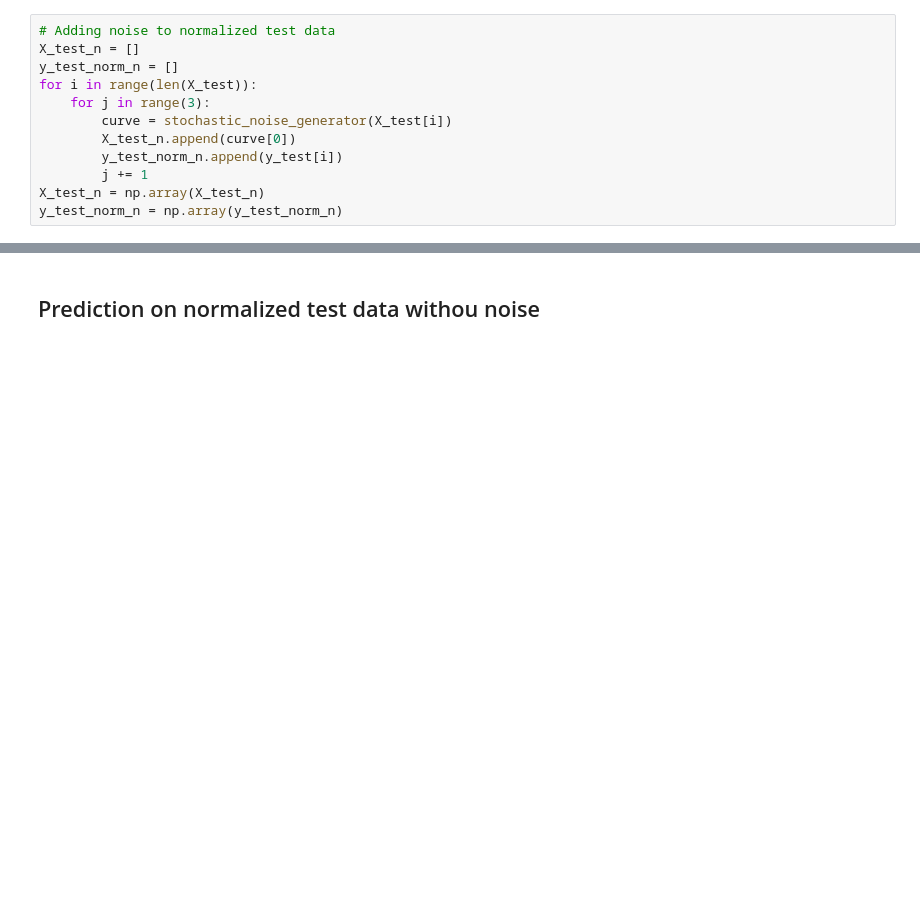
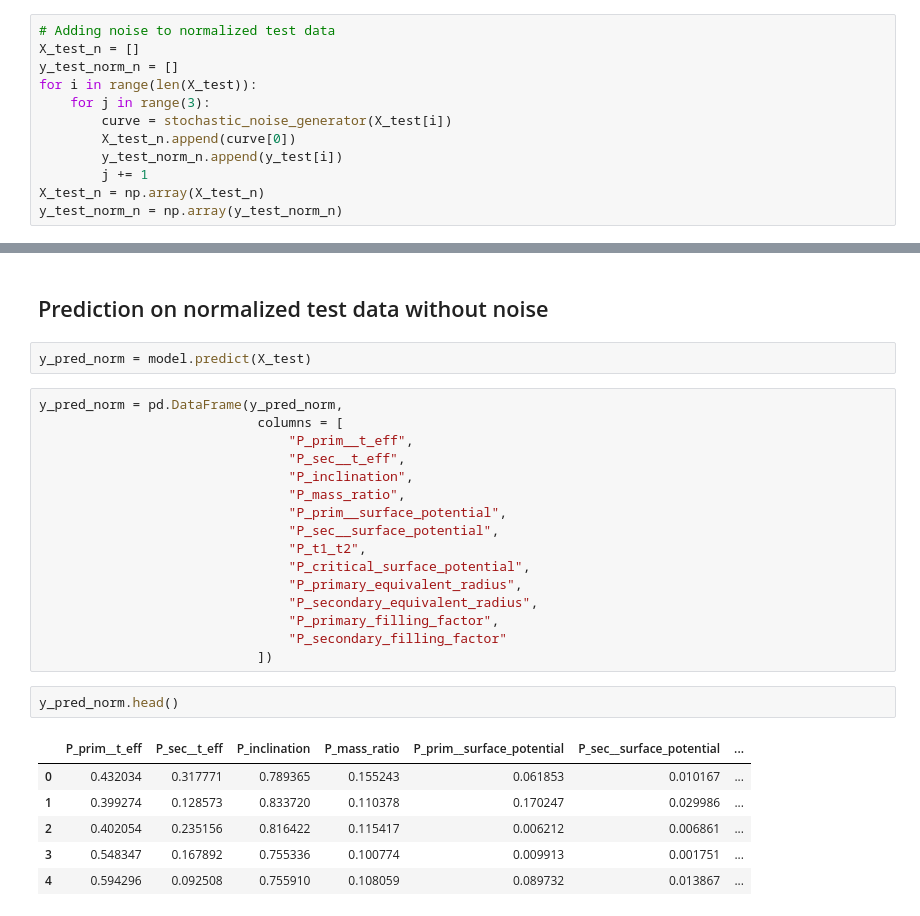
Before and after one commit to AdriNemcikova/DP, a Jupyter notebook: NORM_detached_all_params.ipynb, the cells around one changed output, grey strips where cells are left out. Drawn from its saved outputs; the diff is of its cells as text; blank space fills up the shorter version.

```diff
--- a/NORM_detached_all_params.ipynb
+++ b/NORM_detached_all_params.ipynb
@@ -225,2 +231,29 @@ model.evaluate(X_test_n, y_test_norm_n)
 # %% [markdown]
-## Prediction on normalized test data withou noise
+## Prediction on normalized test data without noise
+# %%
+y_pred_norm = model.predict(X_test)
+# %%
+y_pred_norm = pd.DataFrame(y_pred_norm,
+                            columns = [
+                                "P_prim__t_eff",
+                                "P_sec__t_eff",
+                                "P_inclination",
+                                "P_mass_ratio",
+                                "P_prim__surface_potential",
+                                "P_sec__surface_potential",
+                                "P_t1_t2",
+                                "P_critical_surface_potential",
+                                "P_primary_equivalent_radius",
+                                "P_secondary_equivalent_radius",
+                                "P_primary_filling_factor",
+                                "P_secondary_filling_factor"
+                            ])
+# %%
+y_pred_norm.head()
+# %% [output]
+|  | P_prim__t_eff | P_sec__t_eff | P_inclination | P_mass_ratio | P_prim__surface_potential | P_sec__surface_potential | ... |
+| 0 | 0.432034 | 0.317771 | 0.789365 | 0.155243 | 0.061853 | 0.010167 | ... |
+| 1 | 0.399274 | 0.128573 | 0.833720 | 0.110378 | 0.170247 | 0.029986 | ... |
+| 2 | 0.402054 | 0.235156 | 0.816422 | 0.115417 | 0.006212 | 0.006861 | ... |
+| 3 | 0.548347 | 0.167892 | 0.755336 | 0.100774 | 0.009913 | 0.001751 | ... |
+| 4 | 0.594296 | 0.092508 | 0.755910 | 0.108059 | 0.089732 | 0.013867 | ... |
```
Also changed, not shown: parts of 8 cells of this notebook.
